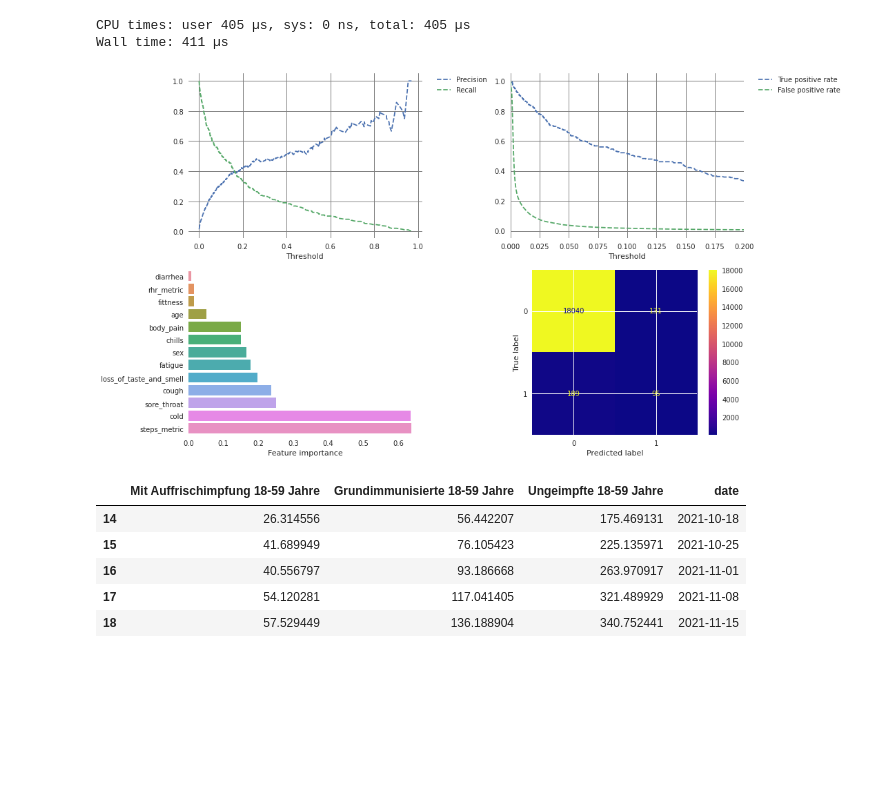
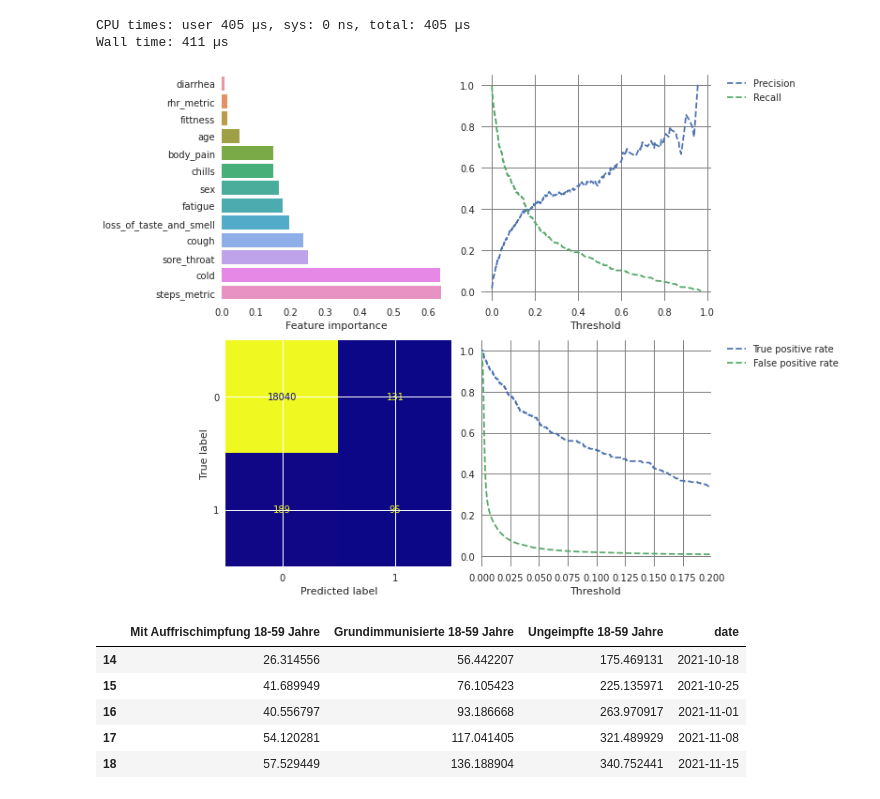
Before and after one commit to jakobkolb/ml-covid-nowcasting, a Jupyter notebook: Detection model (logistic regression)/Detection model (Logistic regression).ipynb, the cells around one changed output. Drawn from its saved outputs; the diff is of its cells as text; code cells hidden in the pictures; blank space fills up the shorter version.

Commit message:
Update plots and run pipeline on push to main.

```diff
--- a/Detection model (logistic regression)/Detection model (Logistic regression).ipynb
+++ b/Detection model (logistic regression)/Detection model (Logistic regression).ipynb
@@ -271,44 +271,46 @@ def plot_confusion_matrix_with_threshold(ax, classifier, X_test, threshold):
     disp.plot(include_values=True,
                      cmap='plasma', ax=ax, xticks_rotation='horizontal',
                      values_format=None)
+    ax.images[-1].colorbar.remove()
+
 
 def plot_precision_recall_vs_thresholds(ax, classifier, X_test):
     proba = classifier.predict_proba(X_test)
     precisions, recalls, thresholds = precision_recall_curve(y_test, proba.T[1])
     ax.plot(thresholds, precisions[:-1], "--", label="Precision")
     ax.plot(thresholds, recalls[:-1], "--", label="Recall")
     ax.set_xlabel("Threshold")
     ax.legend(bbox_to_anchor=(1.05, 1), loc='upper left', borderaxespad=0.)
     ax.grid(visible=True, which="both", axis="both", color='gray', linestyle='-', linewidth=1)
 
 def plot_roc_vs_threshold(ax, classifier, X_test):
     proba = classifier.predict_proba(X_test)
     false_positive_rate, true_positive_rate, thresholds = roc_curve(y_test, proba.T[1])
     ax.plot(thresholds, true_positive_rate, "--", label="True positive rate")
     ax.plot(thresholds, false_positive_rate, "--", label="False positive rate")
     ax.set_xlabel("Threshold")
     ax.legend(bbox_to_anchor=(1.05, 1), loc='upper left', borderaxespad=0.)
     ax.grid(visible=True, which="both", axis="both", color='gray', linestyle='-', linewidth=1)
     ax.set_xlim([0, 0.2])
 
 with plt.style.context('seaborn'):
     plt.rcParams.update({
     "figure.facecolor":  (1.0, 1.0, 1.0, 0.3),  # white   with alpha = 30%
     "axes.facecolor":    (1.0, 1.0, 1.0, 0.5),  # white with alpha = 50%
     "savefig.facecolor": (1.0, 1.0, 1.0, 0.2),  # white  with alpha = 20%
 })
-    fig, axes = plt.subplots(ncols=2, nrows=2, figsize=(15, 8))
+    fig, axes = plt.subplots(ncols=2, nrows=2, figsize=(11, 8))
 
-    plot_precision_recall_vs_thresholds(axes[0][0], pipeline, X_test)
-    plot_roc_vs_threshold(axes[0][1], pipeline, X_test)
-    plot_feature_importance(axes[1][0], pipeline, feature_names)
-    plot_confusion_matrix_with_threshold(axes[1][1], pipeline, X_test, 0.2)
+    plot_precision_recall_vs_thresholds(axes[0][1], pipeline, X_test)
+    plot_roc_vs_threshold(axes[1][1], pipeline, X_test)
+    plot_feature_importance(axes[0][0], pipeline, feature_names)
+    plot_confusion_matrix_with_threshold(axes[1][0], pipeline, X_test, 0.2)
 
     fig.tight_layout()
 
     fig.savefig('model_metrics.png')
 # %% [output]
-[figure, old version]
+[figure, new version]
 # %%
 cleaned_features = feature_data.dropna(axis=0, subset=feature_names)
 # %%
```
Also changed, not shown: parts of 1 cell of this notebook, 5 other files.
